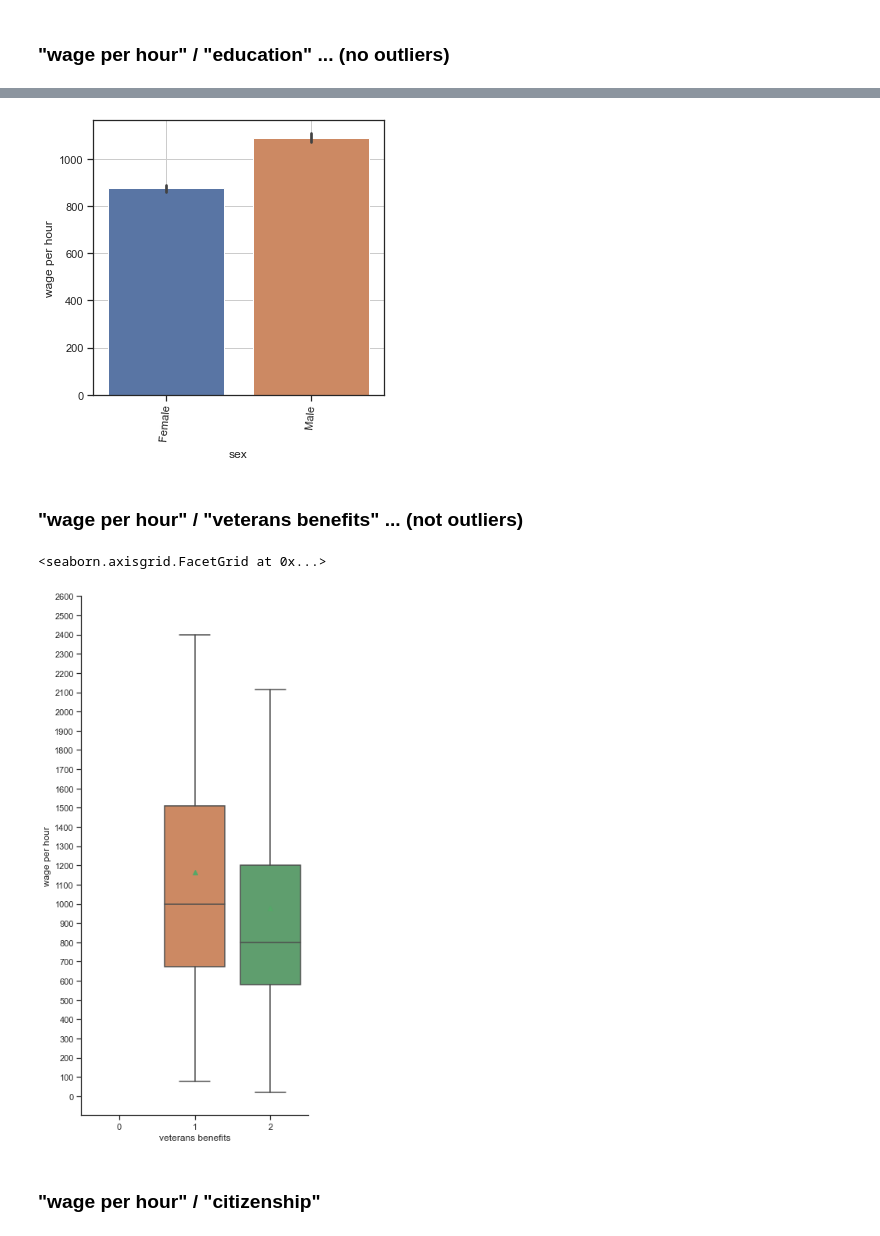
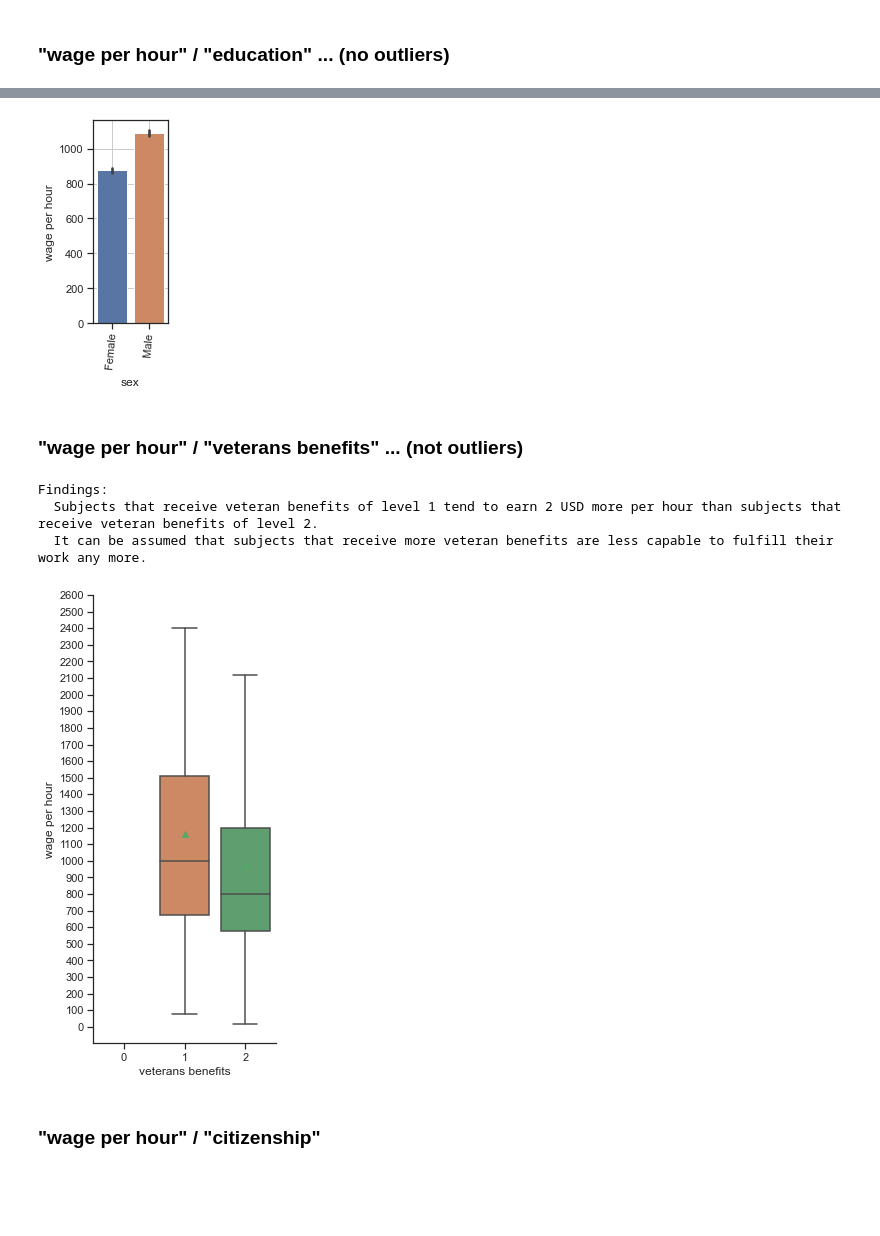
Before and after one commit to ThomasBrue/first-assignment-data-science, a Jupyter notebook: censusIncome.ipynb, the cells around one changed output, grey strips where cells are left out. Saved outputs shown, nothing was run; the diff lists cells and outputs as text; code cells hidden in the pictures; blank space fills up the shorter version.

```diff
--- a/censusIncome.ipynb
+++ b/censusIncome.ipynb
@@ -20,8 +20,7 @@ import seaborn as sns
 
 # my imports
 import matplotlib.pyplot as plt
-sns.set_theme(style="ticks", color_codes=True)
-
+# sns.set_theme(style="ticks", color_codes=True)
 import random
 
 %matplotlib inline
@@ -263,18 +265,18 @@ g.set(yticks=myYTickInterval)
 # %%
-plt.rcParams["figure.figsize"] = [5, 5]
+plt.rcParams["figure.figsize"] = [2, 4]
 plt.rcParams["figure.autolayout"] = True
 
 bar_plot = sns.barplot(x='sex', y='wage per hour', data=raw_data)
 
 plt.xticks(rotation=85)
 plt.grid()
 plt.show()
 # %% [output]
-[figure, old version]
+[figure, new version]
 # %% [markdown]
 ### "wage per hour" / "veterans benefits" ... (not outliers)
 # %%
-g = sns.catplot(x="veterans benefits", y="wage per hour", kind="box", data=raw_data, aspect=0.5, height=10, showfliers = False, showmeans=True)
+g = sns.catplot(x="veterans benefits", y="wage per hour", kind="box", data=raw_data, aspect=0.5, height=7, showfliers = False, showmeans=True)
 myYTickInterval = []
 
 for x in range(27):
@@ -282,12 +284,14 @@ for x in range(27):
 
 g.set(yticks=myYTickInterval)
 
-# Findings:
-# Subjects that receive veteran benefits of level 1 tend to earn 2 USD more per hour than subjects that receive veteran benefits of level 2.
-# It can be assumed that subjects that receive more veteran benefits are less capable to fulfill their work any more.
+print("Findings:")
+print("  Subjects that receive veteran benefits of level 1 tend to earn 2 USD more per hour than subjects that receive veteran benefits of level 2.")
+print("  It can be assumed that subjects that receive more veteran benefits are less capable to fulfill their work any more.")
 # %% [output]
-<seaborn.axisgrid.FacetGrid at 0x...>
+Findings:
+  Subjects that receive veteran benefits of level 1 tend to earn 2 USD more per hour than subjects that receive veteran benefits of level 2.
+  It can be assumed that subjects that receive more veteran benefits are less capable to fulfill their work any more.
-[figure, old version]
+[figure, new version]
 # %% [markdown]
 ### "wage per hour" / "citizenship"
 # %%
```
Also changed, not shown: parts of 29 cells of this notebook.
